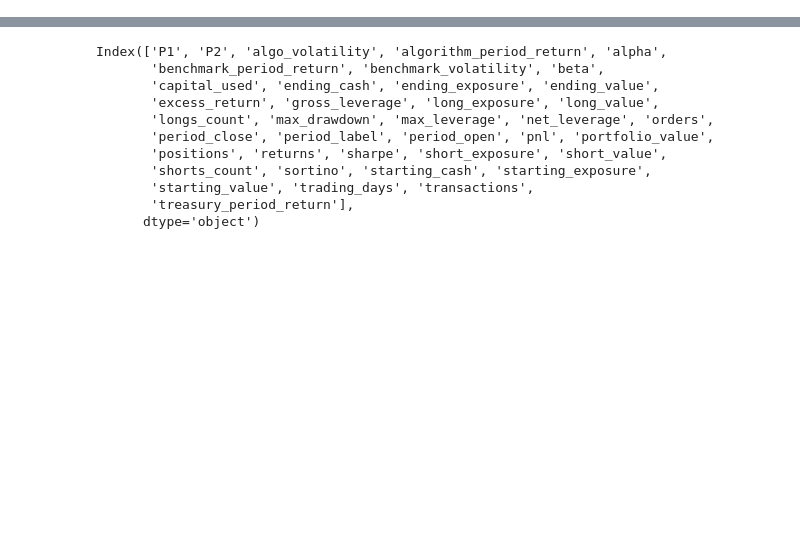
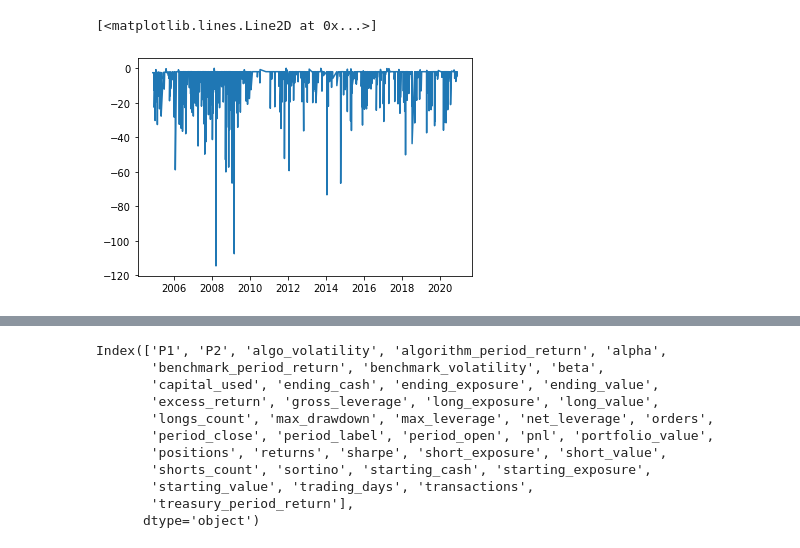
Before and after one commit to MattioCh/algo_test, a Jupyter notebook: copula/main.ipynb, the cells around one changed output, grey strips where cells are left out. Saved outputs shown, nothing was run; the diff lists cells and outputs as text; code cells hidden in the pictures; blank space fills up the shorter version.

```diff
--- a/copula/main.ipynb
+++ b/copula/main.ipynb
@@ -19,0 +17,5 @@ print(df.portfolio_value[0])
+# %%
+plt.plot(df.pnl.loc[df.pnl < 0])
+# %% [output]
+[<matplotlib.lines.Line2D at 0x...>]
+[figure, added]
```
Also changed, not shown: parts of 8 cells of this notebook, 4 other files.
